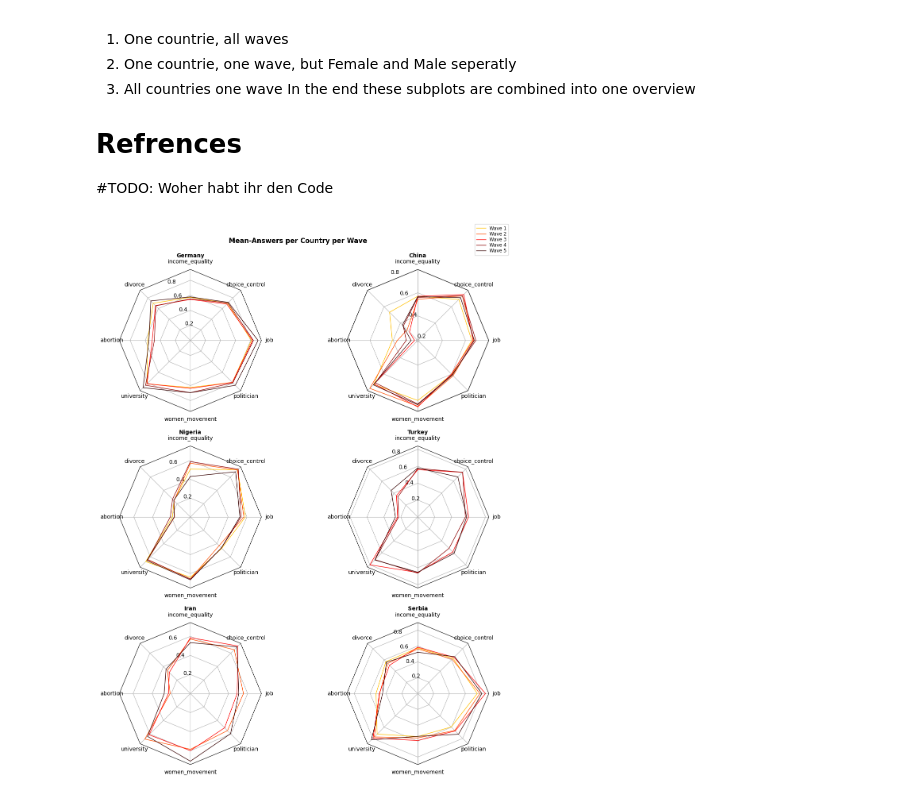
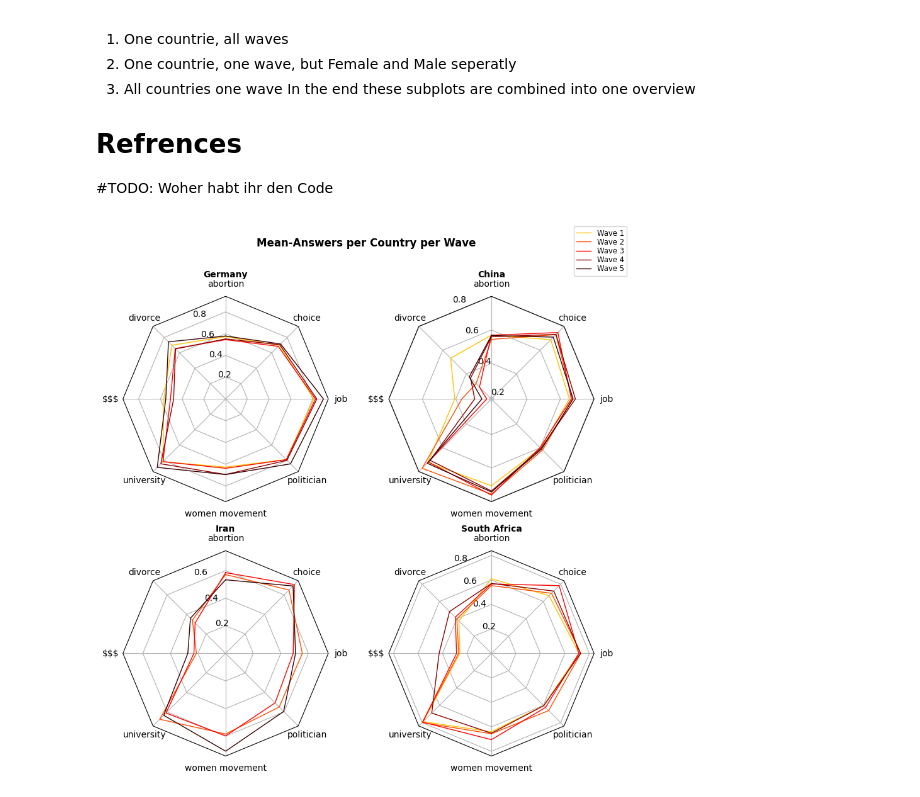
Before and after one commit to BeTheMaster/WorldGenderValues, a Jupyter notebook: src/02_visualize_country_characteristics.ipynb, the cells around one changed output. Drawn from its saved outputs; the diff is of its cells as text; code cells hidden in the pictures.

Commit message:
finishedradar charts 1.0

```diff
--- a/src/02_visualize_country_characteristics.ipynb
+++ b/src/02_visualize_country_characteristics.ipynb
@@ -32,13 +32,14 @@ def generate_data(type):
     listWaves = ['WVS3','WVS4','WVS5','WVS6','WVS7']
     genders=['Male', 'Female']
     questions = ['income_equality', 'divorce', 'abortion','university', 'women_movement', 'politician', 'job', 'choice_control']
-    listCountries = ['Germany', 'China', 'Nigeria', 'Turkey', 'Iran', 'Serbia']
+    listCountries = ['Germany','China','Iran','South Africa']
+    listCountriesGender = ['Germany','China']
 
     if type == "gender":
         data_gender = []
         data_gender.append(questions)
 
-        for country in listCountries:
+        for country in listCountriesGender:
             one_country = subset[subset['country'] == country]
             waves = []
 
@@ -208,44 +209,52 @@ def radar_factory(num_vars, frame='circle'):
     register_projection(RadarAxes)
     return theta
 # %%
-#TODO: Write radar chart for all countries in one
+
+save = True
+
 N = 8
 theta = radar_factory(N, frame='polygon')
 
 data = generate_data('waves')
 
 
-spoke_labels = data.pop(0)
+data.pop(0)
+spoke_labels = ['abortion', 'divorce', '$$$','university', 'women movement', 'politician', 'job', 'choice']
 
-fig, axs = plt.subplots(figsize=(12, 12), nrows=3, ncols=2,
+fig, axs = plt.subplots(figsize=(9, 9), nrows=2, ncols=2,
                         subplot_kw=dict(projection='radar'))
-fig.subplots_adjust(wspace=0.6, hspace=0.20, top=1.1, bottom=0.05)
+fig.subplots_adjust(wspace=0.6, hspace=0.20, top=0.75, bottom=0.05)
 
 colors = ['#ffc100', '#ff4d00', '#ff0000', '#8c0000', '#360101'] #, '#ff9a00','#ff7400'
 # Plot the four cases from the example data on separate axes
 for ax, (title, case_data) in zip(axs.flat, data):
     ax.set_rgrids([0.2, 0.4, 0.6, 0.8])
     ax.set_title(title, weight='bold', size='medium', position=(0.5, 1.1),
                 horizontalalignment='center', verticalalignment='center')
     for d, color in zip(case_data, colors):
         ax.plot(theta, d, color=color, linewidth=1)
         #ax.fill(theta, d, facecolor=color, alpha=0.25, label='_nolegend_')
     ax.set_varlabels(spoke_labels)
 
 # add legend relative to top-left plot
 # according to selected data, we have to select the correct labels
 #labels=  ('Male', 'Female')
 labels = ('Wave 1', 'Wave 2', 'Wave 3', 'Wave 4', 'Wave 5')
 legend = axs[0,1].legend(labels, loc=(0.9, 1.1),
                         labelspacing=0.1, fontsize='small')
 
-fig.text(0.5, 1.15, 'Mean-Answers per Country per Wave',
+fig.text(0.5, 0.95, 'Mean-Answers per Country per Wave',
         horizontalalignment='center', color='black', weight='bold',
         size='large')
 
+plt.tight_layout(pad=2)
 plt.show()
+
+if save:
+    fig.savefig('..\\plots\\radar\\mean-answers_per_country_per_wave.svg')
+    fig.savefig('..\\plots\\line\\mean-answers_per_country_per_wave.pdf')
 # %% [output]
-[figure, old version]
+[figure, new version]
 # %%
 N = 8
 theta = radar_factory(N, frame='polygon')
```
Also changed, not shown: parts of 3 cells of this notebook, 5 other files.
